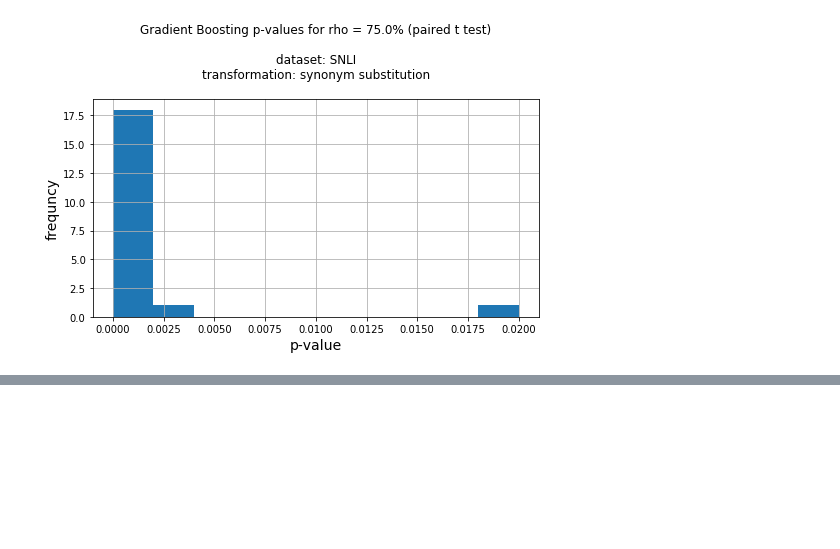
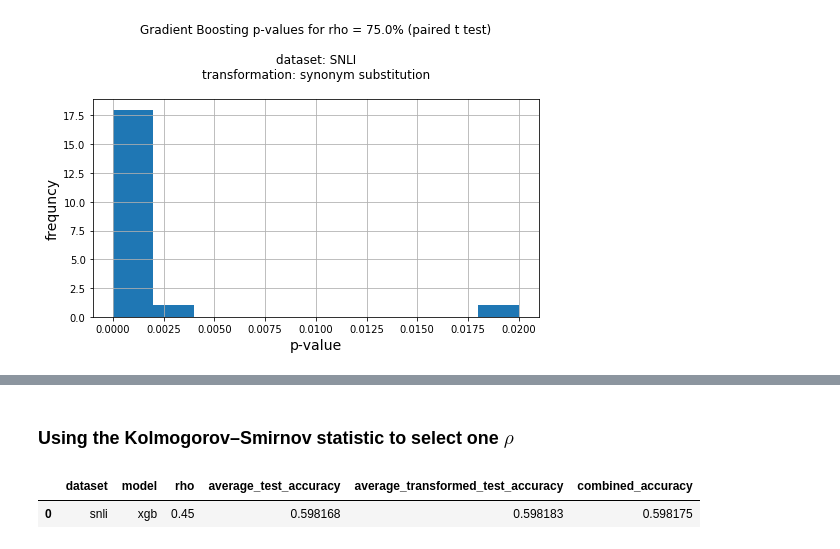
Before and after one commit to lukewanless/looking-for-equivalences, a Jupyter notebook: src/check_results_xgb_p_and_h.ipynb, the cells around one changed output, grey strips where cells are left out. Saved outputs shown, nothing was run; the diff lists cells and outputs as text; code cells hidden in the pictures; blank space fills up the shorter version.

Commit message:
add sk analysis

```diff
--- a/src/check_results_xgb_p_and_h.ipynb
+++ b/src/check_results_xgb_p_and_h.ipynb
@@ -189,0 +191,17 @@ fig.savefig('figs/gb_average_p_value_snli_syn_p_h.png', bbox_inches=None, pad_in
+# %% [markdown]
+### Using the Kolmogorov–Smirnov statistic to select one $\rho$
+# %%
+average_acc = pd.DataFrame(all_accs).transpose().loc[rho_min,:].mean()
+average_transformed_acc = pd.DataFrame(all_transformed_accs).transpose().loc[rho_min,:].mean()
+
+analysis = {"dataset":"snli",
+            "model": "xgb",
+            "rho":rho_min,
+            "average_test_accuracy": average_acc,
+            "average_transformed_test_accuracy": average_transformed_acc,
+            "combined_accuracy": np.mean([average_acc, average_transformed_acc])}
+analysis = pd.DataFrame(analysis, index=[0])
+analysis
+# %% [output]
+|  | dataset | model | rho | average_test_accuracy | average_transformed_test_accuracy | combined_accuracy |
+| 0 | snli | xgb | 0.45 | 0.598168 | 0.598183 | 0.598175 |
```
Also changed, not shown: parts of 9 cells of this notebook, 3 other files.
